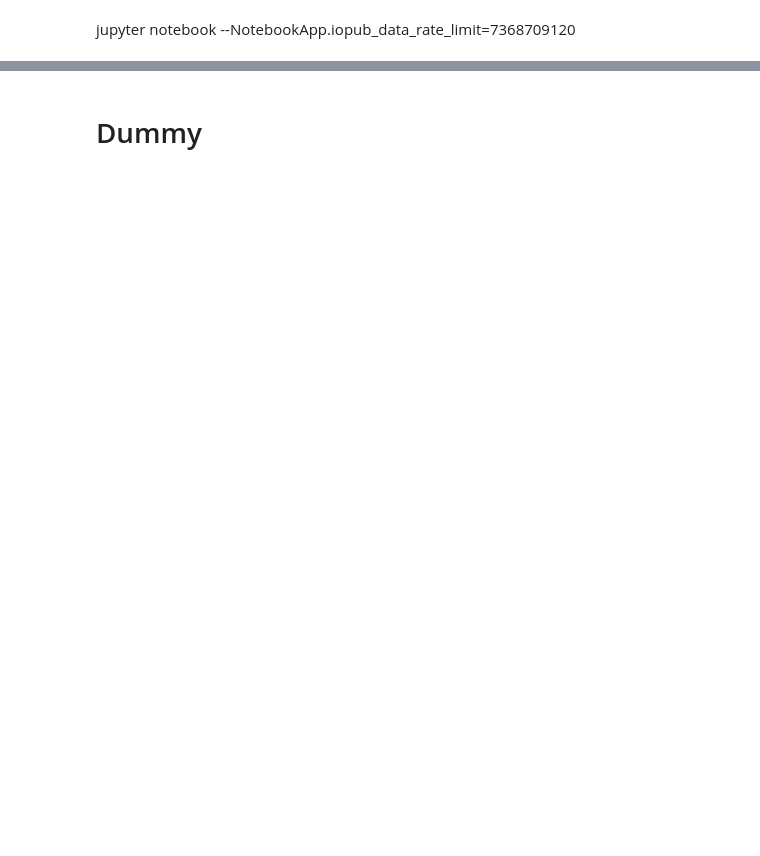
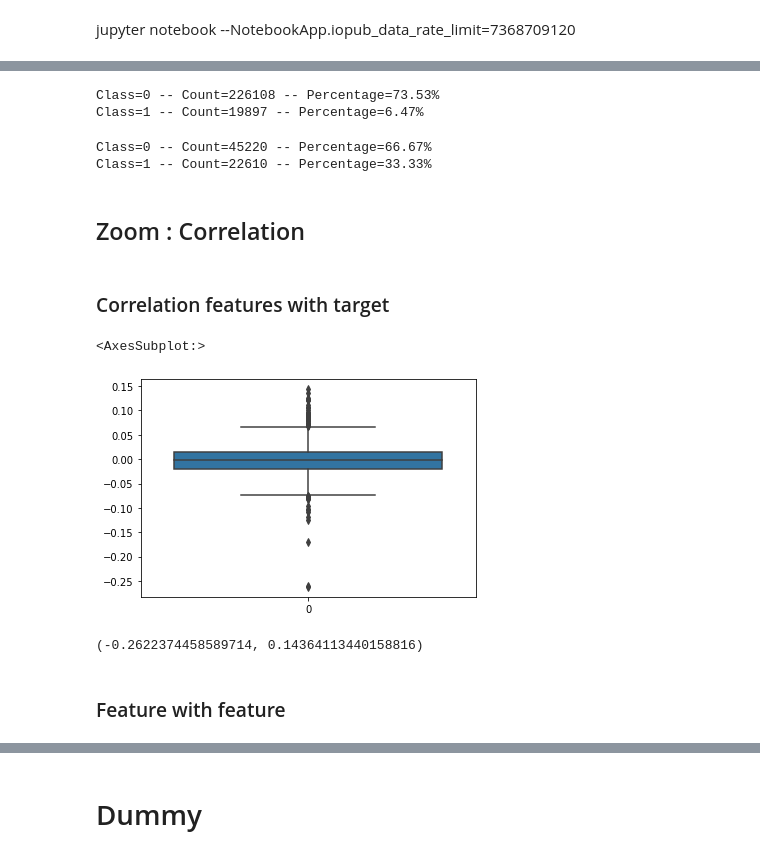
Before and after one commit to TomatoKetchoup/implement_scoring_loan, a Jupyter notebook: notebook/scoring_loan.ipynb, the cells around one changed output, grey strips where cells are left out. Saved outputs shown, nothing was run; the diff lists cells and outputs as text; code cells hidden in the pictures; blank space fills up the shorter version.

```diff
--- a/notebook/scoring_loan.ipynb
+++ b/notebook/scoring_loan.ipynb
@@ -153,0 +159,3 @@ selected_feature_names.shape
+# %%
+imputer = SimpleImputer(missing_values=np.nan, strategy='mean')
+X_train_cleaned = pd.DataFrame(imputer.fit_transform(X_train),columns = X_train.columns)
@@ -153,0 +168,49 @@ selected_feature_names.shape
+# %%
+# summarize the class distribution
+counter = Counter(y_train)
+for k,v in counter.items():
+    per = v / len(y) * 100
+    print('Class=%d -- Count=%d -- Percentage=%.2f%%' % (k, v, per))
+# %% [output]
+Class=0 -- Count=226108 -- Percentage=73.53%
+Class=1 -- Count=19897 -- Percentage=6.47%
+# %%
+# Équilibrage des données en utilisant SMOTE
+# over = SMOTE(sampling_strategy=0.1)
+under= RandomUnderSampler(sampling_strategy=0.5)
+over = SMOTE(sampling_strategy=0.1)
+steps = [['o',over],['u',under]]
+sampling_pipeline = ImbPipeline(steps=steps)
+
+# transform the dataset
+X_train_resampled, y_train_resampled= sampling_pipeline.fit_resample(X_train_cleaned, y_train)
+# %%
+# summarize the resampled class distribution
+counter = Counter(y_train_resampled)
+for k,v in counter.items():
+    per = v / len(y_train_resampled) * 100
+    print('Class=%d -- Count=%d -- Percentage=%.2f%%' % (k, v, per))
+# %% [output]
+Class=0 -- Count=45220 -- Percentage=66.67%
+Class=1 -- Count=22610 -- Percentage=33.33%
+# %% [markdown]
+## Zoom : Correlation
+# %% [markdown]
+### Correlation features with target
+# %%
+df_corr = pd.concat([X_train_resampled, y_train_resampled], axis=1)
+
+# Calculate the correlation between each feature and the target variable
+corr_with_y = df_corr.corrwith(df_corr.iloc[:, -1])
+corr_with_y = corr_with_y.drop(['TARGET'])
+# Print the correlation coefficients in descending order
+sns.boxplot(data = corr_with_y)
+# %% [output]
+<AxesSubplot:>
+[figure, added]
+# %%
+corr_with_y.min(), corr_with_y.max()
+# %% [output]
+(-0.2622374458589714, 0.14364113440158816)
+# %% [markdown]
+### Feature with feature
```
Also changed, not shown: parts of 158 cells of this notebook.
